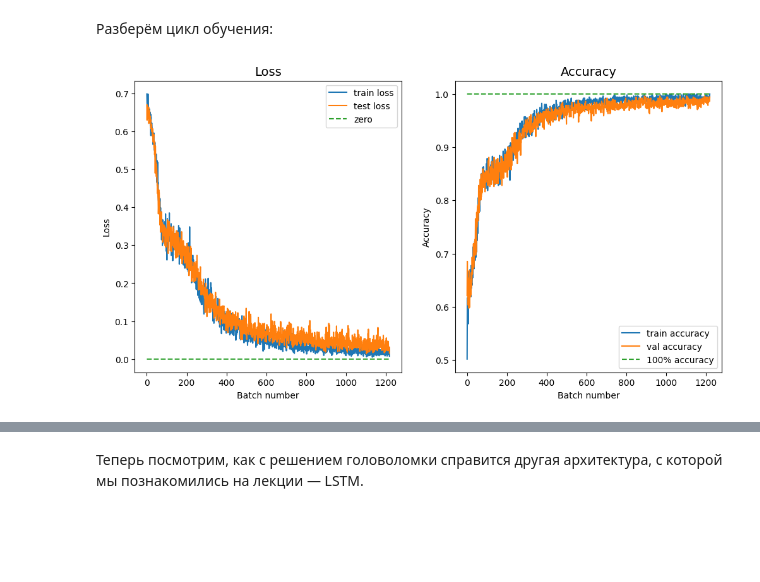
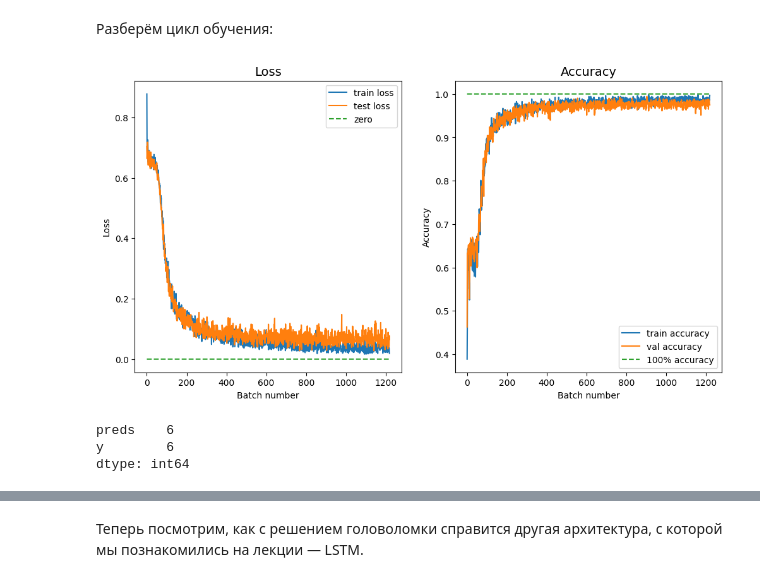
Before and after one commit to Alizarin-Stell/aaa_ml, a Jupyter notebook: sequence_cnn_lstm_with_gaps.ipynb, the cells around one changed output, grey strips where cells are left out. Saved outputs shown, nothing was run; the diff lists cells and outputs as text; code cells hidden in the pictures; blank space fills up the shorter version.

```diff
--- a/sequence_cnn_lstm_with_gaps.ipynb
+++ b/sequence_cnn_lstm_with_gaps.ipynb
@@ -62,0 +77,3 @@ data.head()
+# %%
+data['col'] = data['sequence'].apply(lambda x: x.find(':') >= 32)
+data.head(30)
@@ -90,0 +103,4 @@ letter_index_map
+# %%
+# <your beautiful code here>
+letter_index_map = dict(zip(letters, range(n_letters)))
+letter_index_map
@@ -98,7 +132,7 @@ class SequenceDataset(Dataset):
         self.labels = labels
 
     def __len__(self):
-        # <your beautiful code here>
+        return len(self.lines)
 
     def __getitem__(self, idx):
         x = self.line_to_tensor(self.lines[idx]).long()
@@ -246,8 +321,8 @@ tensor([[25, 24, 24,  1,  9,  5, 14, 17, 22, 17, 20, 24, 17, 13,  6, 11, 15, 11,
 # Инициализируем класс модели, размер внутреннего слоя 16, ширина окна 12
 model = PuzzleCNN(
     vocab_size=len(letter_index_map),
-    hidden_size=16,
-    kernel_size=12,
+    hidden_size=24,
+    kernel_size=28,
 )
 
 optimizer = torch.optim.Adam(model.parameters(), lr=0.01)
@@ -267,33 +342,38 @@ val_accs = []
 
 for i in range(n_epochs):
     for x_train, y_train in train_sequence_dataloader:
-
         model.train()
         preds = model(x_train)
         train_loss = loss_func(preds, y_train)
         train_acc = ((preds > 0.5).long() == y_train).float().mean()
-        #  считаем долю правильных ответов с порогом
 
         optimizer.zero_grad()
         train_loss.backward()
         optimizer.step()
 
         model.eval()
         # не рассчитавать градиент по валидационной выборкке про grad и requires_grad
 
         x_val, y_val = next(iter(val_sequence_dataloader))
         #  генерируем один батч для валидации 0.5
 
         val_preds = model(x_val)
         val_loss = loss_func(val_preds, y_val)
         val_acc = ((val_preds > 0.5).long() == y_val).float().mean()
 
         losses.append(train_loss.item())
         accs.append(train_acc.item())
 
         val_losses.append(val_loss.item())
         val_accs.append(val_acc.item())
 
         plot_progress(losses, accs, val_losses, val_accs)
 # %% [output]
-[figure, old version]
+[figure, new version]
+# %%
+ans_df = pd.DataFrame({'preds': val_preds.detach().numpy(), 'y': y_val.detach().numpy()})
+ans_df[(ans_df["y"] == 1.0) & (ans_df["preds"] <= 0.5)].count()
+# %% [output]
+preds    6
+y        6
+dtype: int64
```
Also changed, not shown: parts of 55 cells of this notebook, 2 other files.
